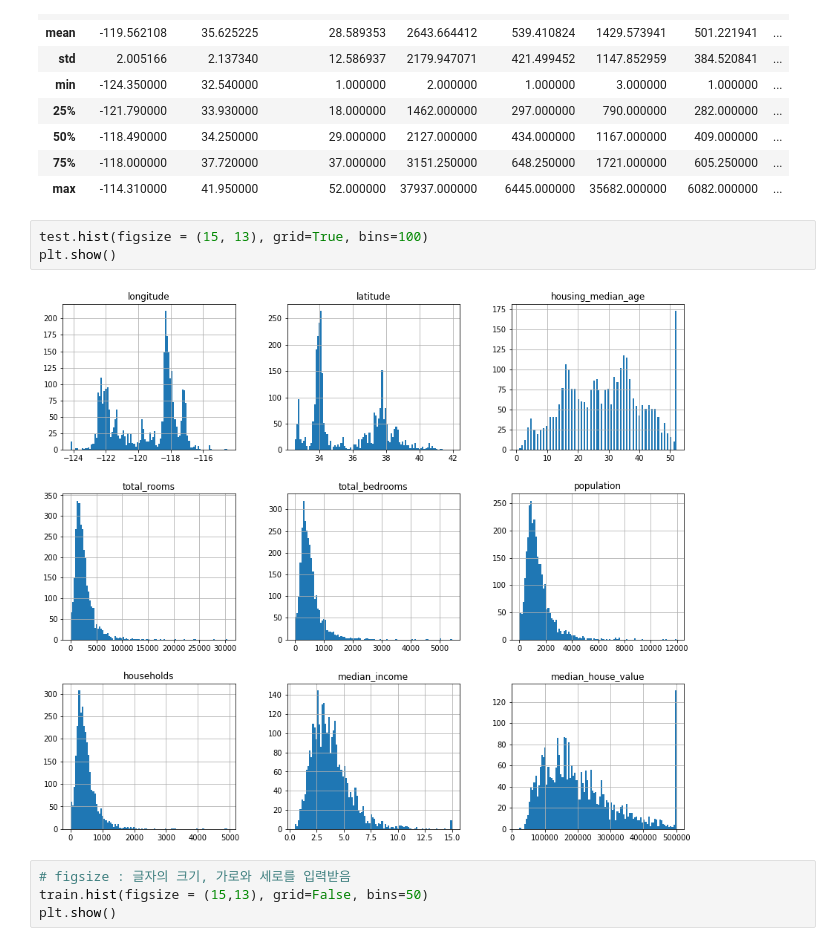
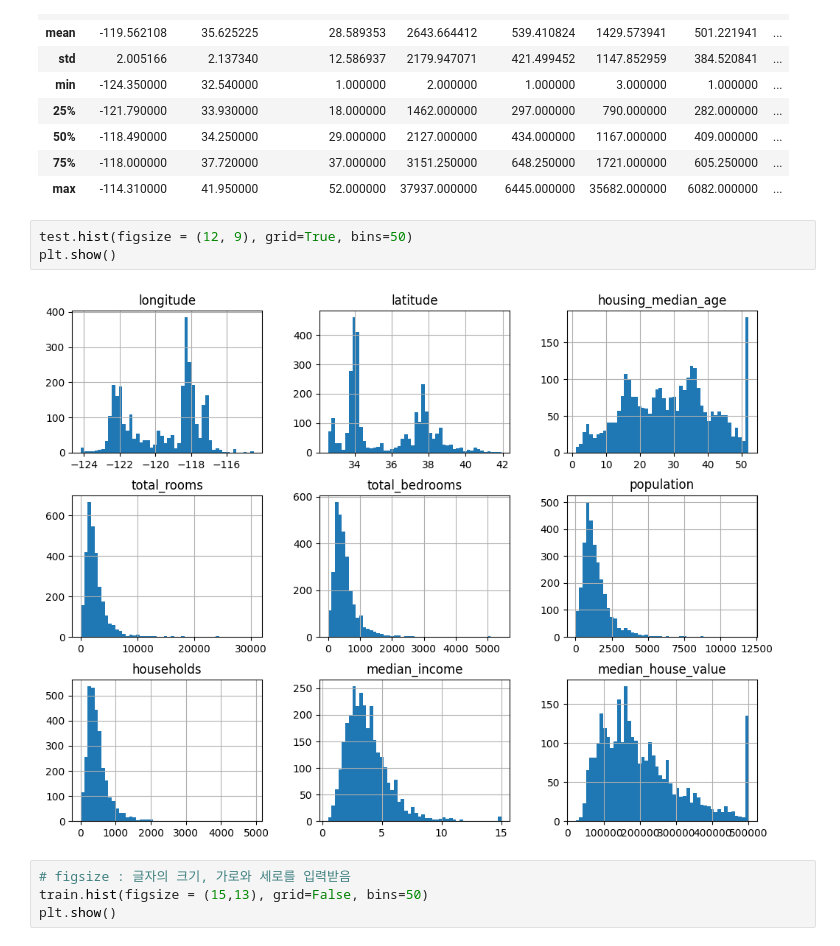
Before and after one commit to Jelly1500/OSS-practice, a Jupyter notebook: data_show.ipynb, the cells around one changed output. Drawn from its saved outputs; the diff is of its cells as text.

```diff
--- a/data_show.ipynb
+++ b/data_show.ipynb
@@ -52,10 +90,10 @@ train.describe()
 | 75% | -118.000000 | 37.720000 | 37.000000 | 3151.250000 | 648.250000 | 1721.000000 | 605.250000 | ... |
 | max | -114.310000 | 41.950000 | 52.000000 | 37937.000000 | 6445.000000 | 35682.000000 | 6082.000000 | ... |
 # %%
-test.hist(figsize = (15, 13), grid=True, bins=100)
+test.hist(figsize = (12, 9), grid=True, bins=50)
 plt.show()
 # %% [output]
-[figure, old version]
+[figure, new version]
 # %%
 # figsize : 글자의 크기, 가로와 세로를 입력받음
 train.hist(figsize = (15,13), grid=False, bins=50)
```
Also changed, not shown: parts of 4 cells of this notebook.
